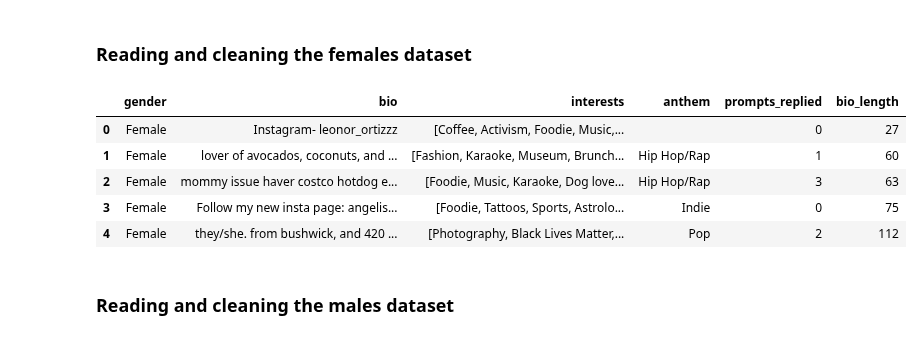
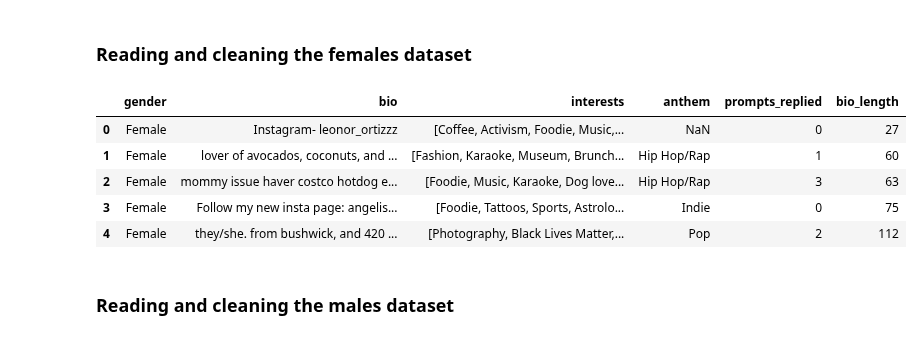
Before and after one commit to ccvale/tinder-profile-analysis, a Jupyter notebook: tinderquery.ipynb, the cells around one changed output. Cells and saved outputs as stored; diff of their text form; code cells hidden in the pictures.

```diff
--- a/tinderquery.ipynb
+++ b/tinderquery.ipynb
@@ -15,21 +15,22 @@ import numpy as np
 # %%
 # reading and cleaning the females dataset
 females = pd.read_json('females.json')
 
 # https://stackoverflow.com/questions/62343093/remove-empty-string-from-a-list-of-strings
 females['prompts_replied'] = [len(list(filter(None, sublist))) for sublist in females['prompts']]
 females = females.drop(['id', 'prompts'], 1)
 
 females['gender'] = 'Female'
 
 females['bio_length'] = females['bio'].str.split('').str.len()
 females['bio_length'] = females['bio_length'].replace('', 0).astype('int')
 females['bio_length'][females.bio_length == 2] = 0
+females = females.replace('',np.nan)
 
 females.head()
 # %% [output]
 |  | gender | bio | interests | anthem | prompts_replied | bio_length |
-| 0 | Female | Instagram- leonor_ortizzz | [Coffee, Activism, Foodie, Music,... |  | 0 | 27 |
+| 0 | Female | Instagram- leonor_ortizzz | [Coffee, Activism, Foodie, Music,... | NaN | 0 | 27 |
 | 1 | Female | lover of avocados, coconuts, and ... | [Fashion, Karaoke, Museum, Brunch... | Hip Hop/Rap | 1 | 60 |
 | 2 | Female | mommy issue haver costco hotdog e... | [Foodie, Music, Karaoke, Dog love... | Hip Hop/Rap | 3 | 63 |
 | 3 | Female | Follow my new insta page: angelis... | [Foodie, Tattoos, Sports, Astrolo... | Indie | 0 | 75 |
```
Also changed, not shown: parts of 8 cells of this notebook.
